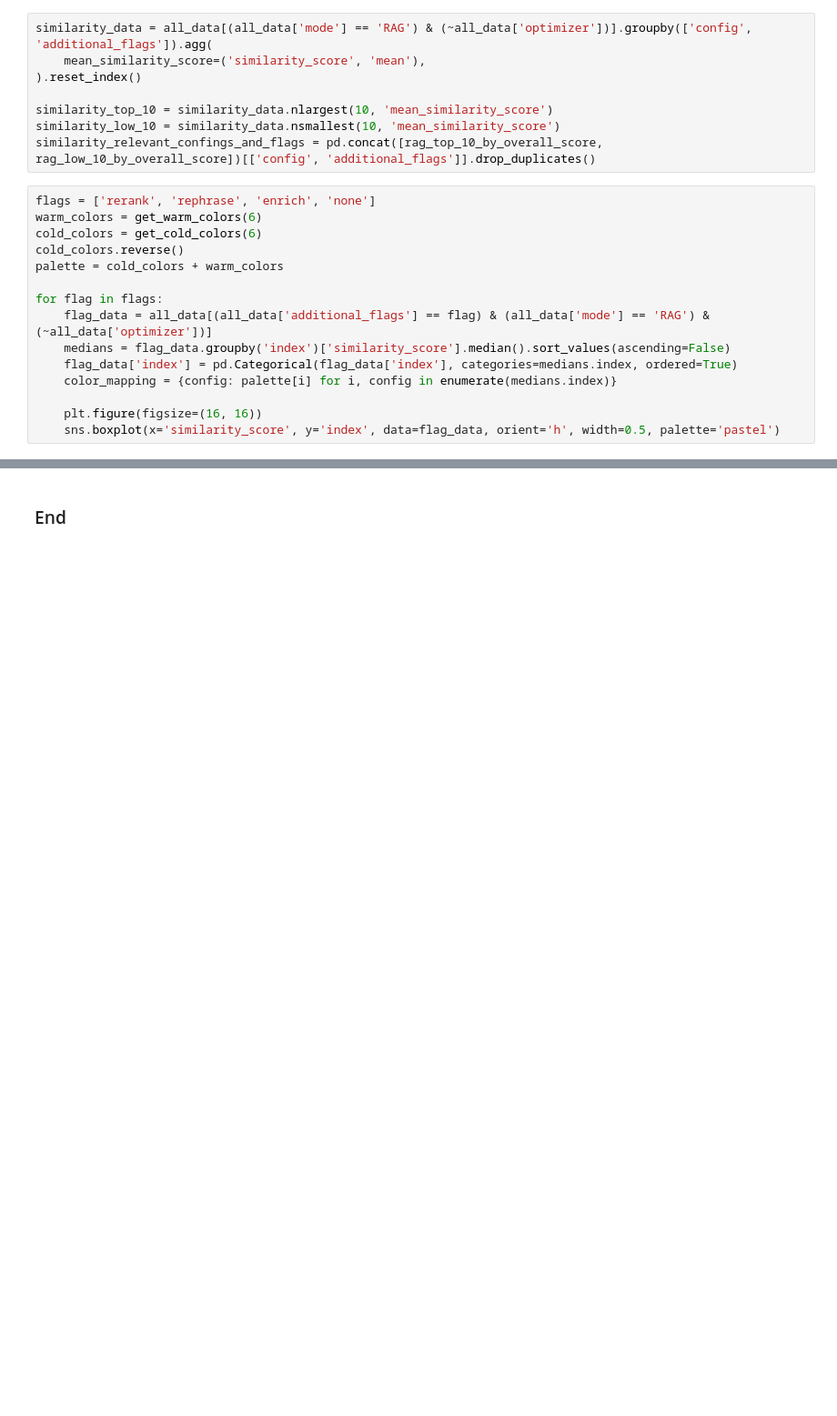
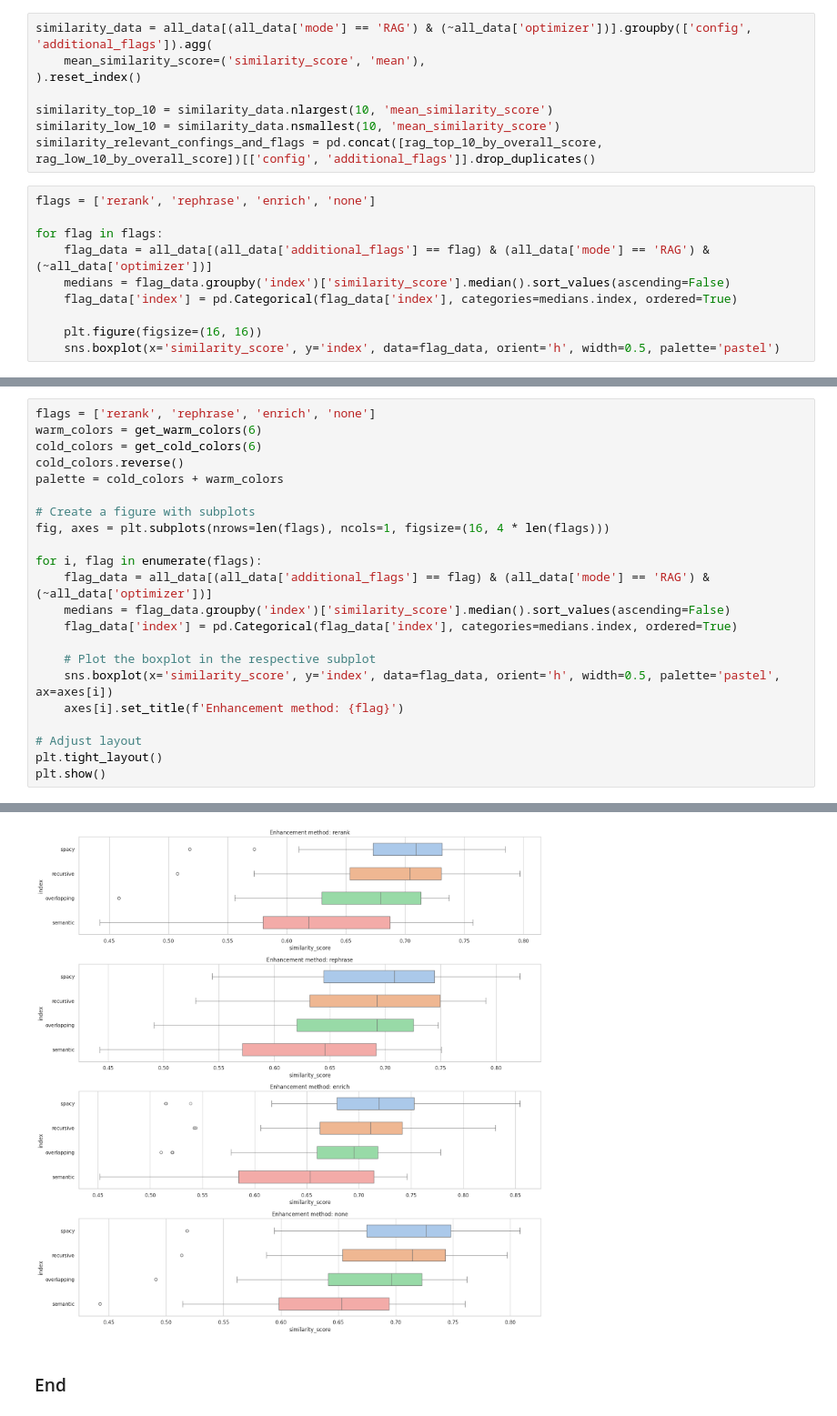
Before and after one commit to shachafha/Terms-and-Services-RAG, a Jupyter notebook: analyse_results.ipynb, the cells around one changed output, grey strips where cells are left out. Shown at 91% size. Saved outputs shown, nothing was run; the diff lists cells and outputs as text; blank space fills up the shorter version.

```diff
--- a/analyse_results.ipynb
+++ b/analyse_results.ipynb
@@ -230,16 +303,11 @@ similarity_low_10 = similarity_data.nsmallest(10, 'mean_similarity_score')
 similarity_relevant_confings_and_flags = pd.concat([rag_top_10_by_overall_score, rag_low_10_by_overall_score])[['config', 'additional_flags']].drop_duplicates()
 # %%
 flags = ['rerank', 'rephrase', 'enrich', 'none']
-warm_colors = get_warm_colors(6)
-cold_colors = get_cold_colors(6)
-cold_colors.reverse()
-palette = cold_colors + warm_colors
 
 for flag in flags:
     flag_data = all_data[(all_data['additional_flags'] == flag) & (all_data['mode'] == 'RAG') & (~all_data['optimizer'])]
     medians = flag_data.groupby('index')['similarity_score'].median().sort_values(ascending=False)
     flag_data['index'] = pd.Categorical(flag_data['index'], categories=medians.index, ordered=True)
-    color_mapping = {config: palette[i] for i, config in enumerate(medians.index)}
 
     plt.figure(figsize=(16, 16))
     sns.boxplot(x='similarity_score', y='index', data=flag_data, orient='h', width=0.5, palette='pastel')
@@ -267,0 +314,23 @@ Passing `palette` without assigning `hue` is deprecated and will be removed in v
+# %%
+flags = ['rerank', 'rephrase', 'enrich', 'none']
+warm_colors = get_warm_colors(6)
+cold_colors = get_cold_colors(6)
+cold_colors.reverse()
+palette = cold_colors + warm_colors
+
+# Create a figure with subplots
+fig, axes = plt.subplots(nrows=len(flags), ncols=1, figsize=(16, 4 * len(flags)))
+
+for i, flag in enumerate(flags):
+    flag_data = all_data[(all_data['additional_flags'] == flag) & (all_data['mode'] == 'RAG') & (~all_data['optimizer'])]
+    medians = flag_data.groupby('index')['similarity_score'].median().sort_values(ascending=False)
+    flag_data['index'] = pd.Categorical(flag_data['index'], categories=medians.index, ordered=True)
+
+    # Plot the boxplot in the respective subplot
+    sns.boxplot(x='similarity_score', y='index', data=flag_data, orient='h', width=0.5, palette='pastel', ax=axes[i])
+    axes[i].set_title(f'Enhancement method: {flag}')
+
+# Adjust layout
+plt.tight_layout()
+plt.show()
+# %% [output]
@@ -268,3 +354,4 @@ Passing `palette` without assigning `hue` is deprecated and will be removed in v
+[figure, added]
 # %% [markdown]
 ### End
 # %%
```
Also changed, not shown: parts of 10 cells of this notebook.
